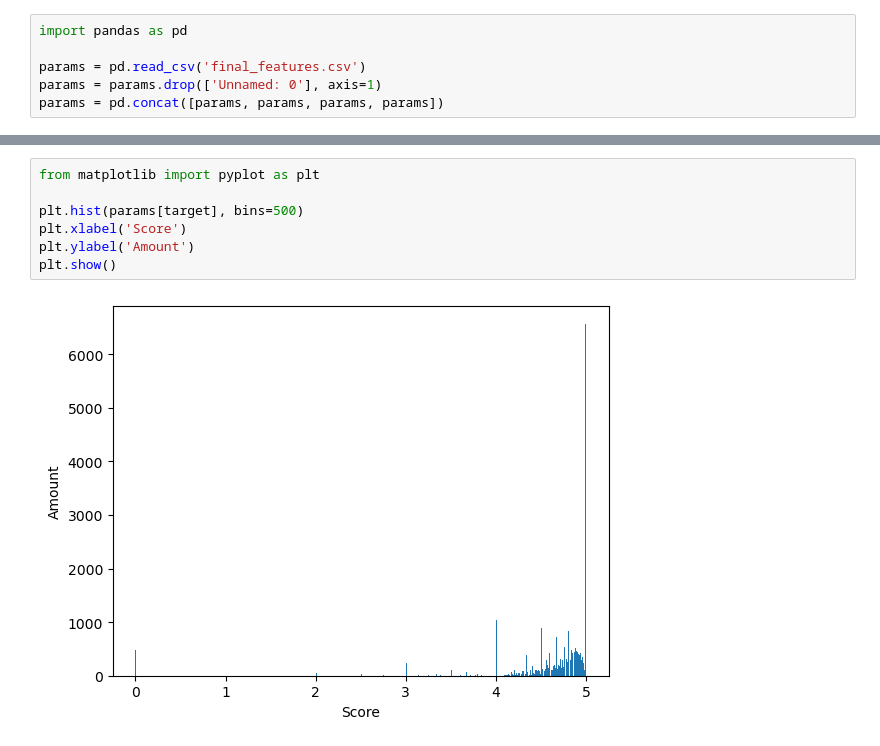
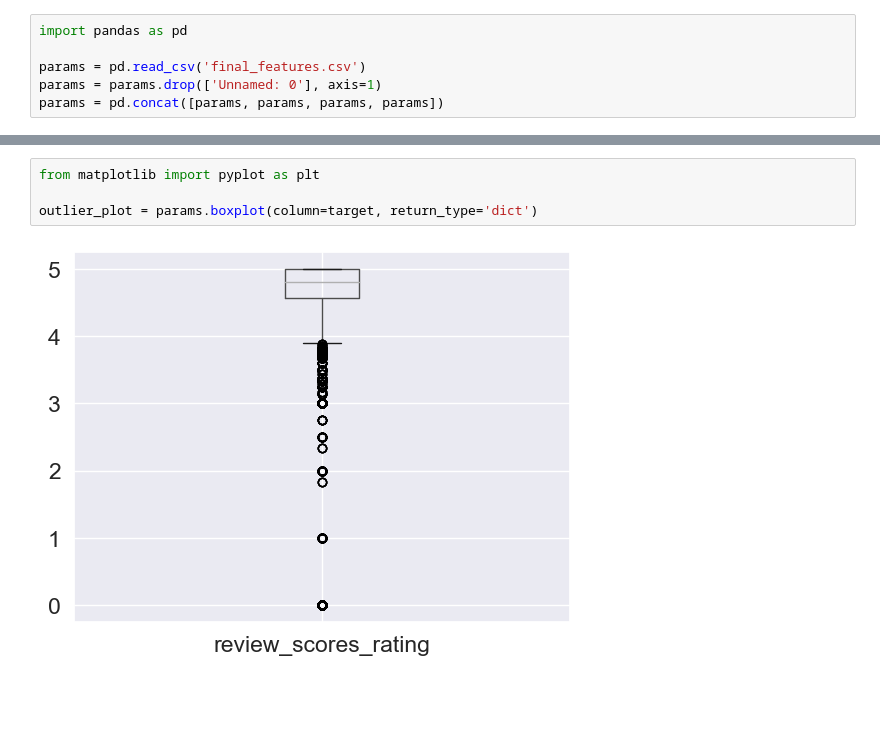
Before and after one commit to Eytins/AirbnbPrediction, a Jupyter notebook: train.ipynb, the cells around one changed output, grey strips where cells are left out. Cells and saved outputs as stored; diff of their text form; blank space fills up the shorter version.

```diff
--- a/train.ipynb
+++ b/train.ipynb
@@ -355,9 +266,6 @@ params
 # %%
 from matplotlib import pyplot as plt
 
-plt.hist(params[target], bins=500)
-plt.xlabel('Score')
-plt.ylabel('Amount')
-plt.show()
+outlier_plot = params.boxplot(column=target, return_type='dict')
 # %% [output]
-[figure, old version]
+[figure, new version]
```
Also changed, not shown: parts of 8 cells of this notebook, 3 other files.
